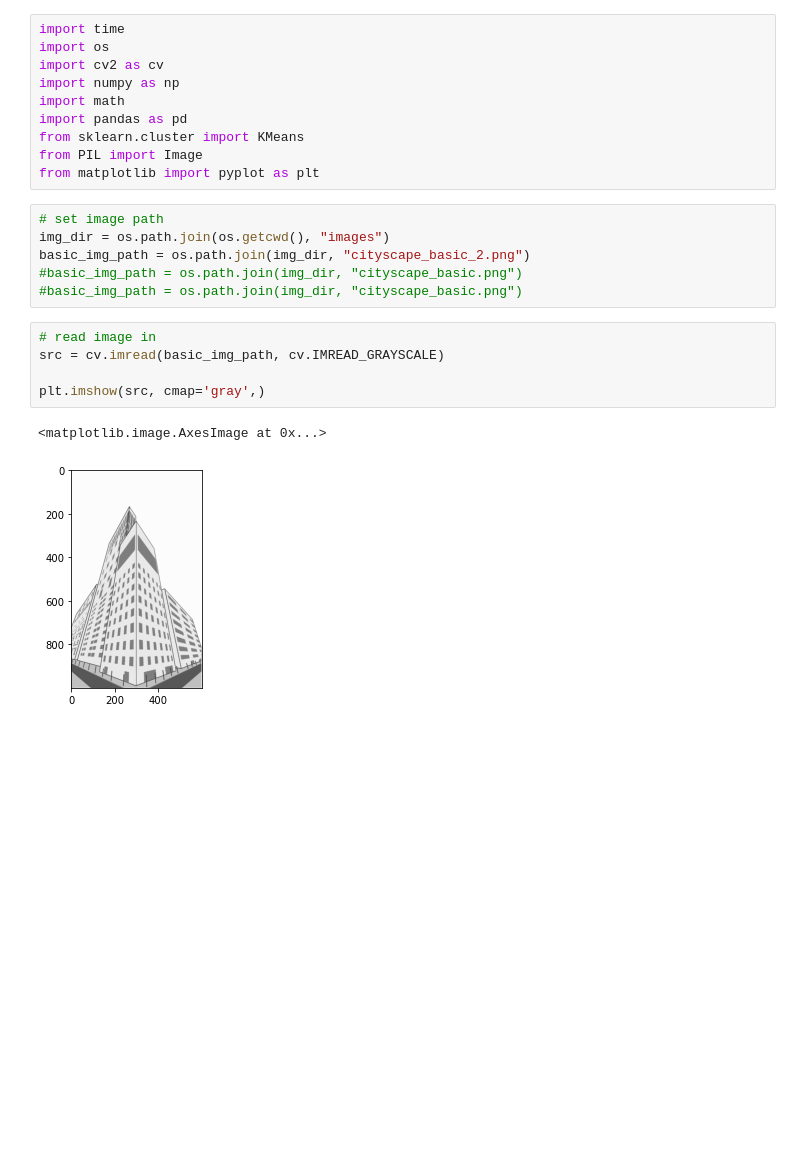
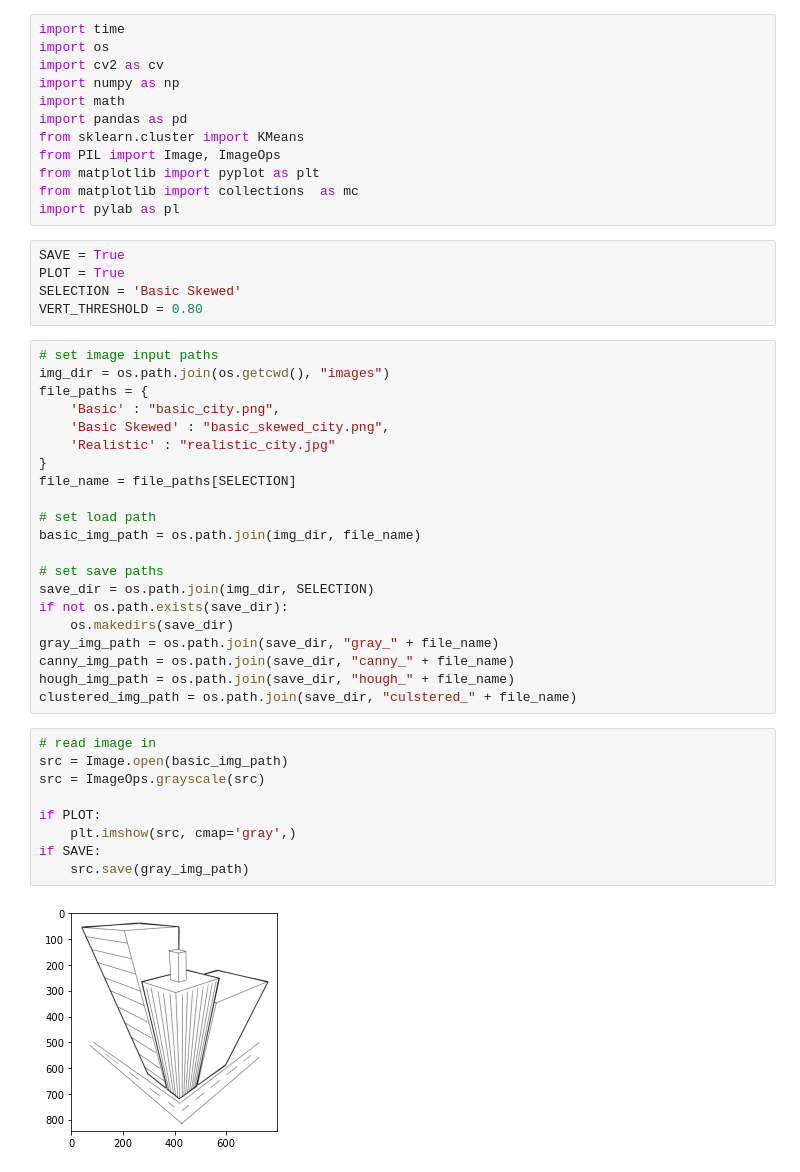
Before and after one commit to One2Remember/Realtime-SingleView-3D-Scene-Reconstruction, a Jupyter notebook: FinalProject.ipynb, the cells around one changed output. Cells and saved outputs as stored; diff of their text form; blank space fills up the shorter version.

```diff
--- a/FinalProject.ipynb
+++ b/FinalProject.ipynb
@@ -6,21 +6,46 @@ import numpy as np
 import math
 import pandas as pd
 from sklearn.cluster import KMeans
-from PIL import Image
+from PIL import Image, ImageOps
 from matplotlib import pyplot as plt
+from matplotlib import collections  as mc
+import pylab as pl
-# %%
-# set image path
-img_dir = os.path.join(os.getcwd(), "images")
-basic_img_path = os.path.join(img_dir, "cityscape_basic_2.png")
-#basic_img_path = os.path.join(img_dir, "cityscape_basic.png")
-#basic_img_path = os.path.join(img_dir, "cityscape_basic.png")
+# %%
+SAVE = True
+PLOT = True
+SELECTION = 'Basic Skewed'
+VERT_THRESHOLD = 0.80
+# %%
+# set image input paths
+img_dir = os.path.join(os.getcwd(), "images")
+file_paths = {
+    'Basic' : "basic_city.png",
+    'Basic Skewed' : "basic_skewed_city.png",
+    'Realistic' : "realistic_city.jpg"
+}
+file_name = file_paths[SELECTION]
+
+# set load path
+basic_img_path = os.path.join(img_dir, file_name)
+
+# set save paths
+save_dir = os.path.join(img_dir, SELECTION)
+if not os.path.exists(save_dir):
+    os.makedirs(save_dir)
+gray_img_path = os.path.join(save_dir, "gray_" + file_name)
+canny_img_path = os.path.join(save_dir, "canny_" + file_name)
+hough_img_path = os.path.join(save_dir, "hough_" + file_name)
+clustered_img_path = os.path.join(save_dir, "culstered_" + file_name)
 # %%
 # read image in
-src = cv.imread(basic_img_path, cv.IMREAD_GRAYSCALE)
+src = Image.open(basic_img_path)
+src = ImageOps.grayscale(src)
 
-plt.imshow(src, cmap='gray',)
+if PLOT:
+    plt.imshow(src, cmap='gray',)
+if SAVE:
+    src.save(gray_img_path)
 # %% [output]
-<matplotlib.image.AxesImage at 0x...>
-[figure, old version]
+[figure, new version]
 # %%
 # perform canny edge detector
```
Also changed, not shown: parts of 13 cells of this notebook, 15 other files.
